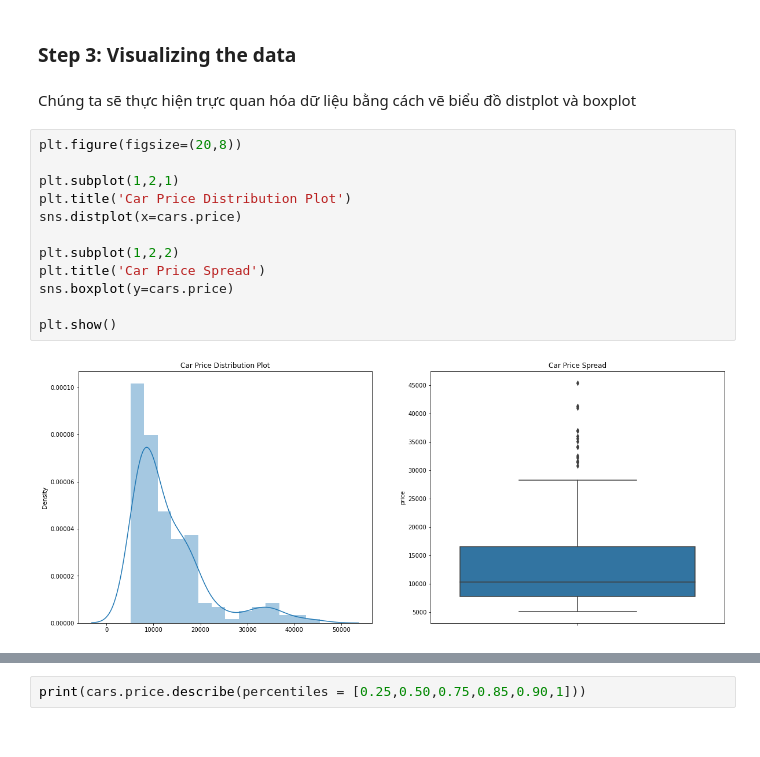
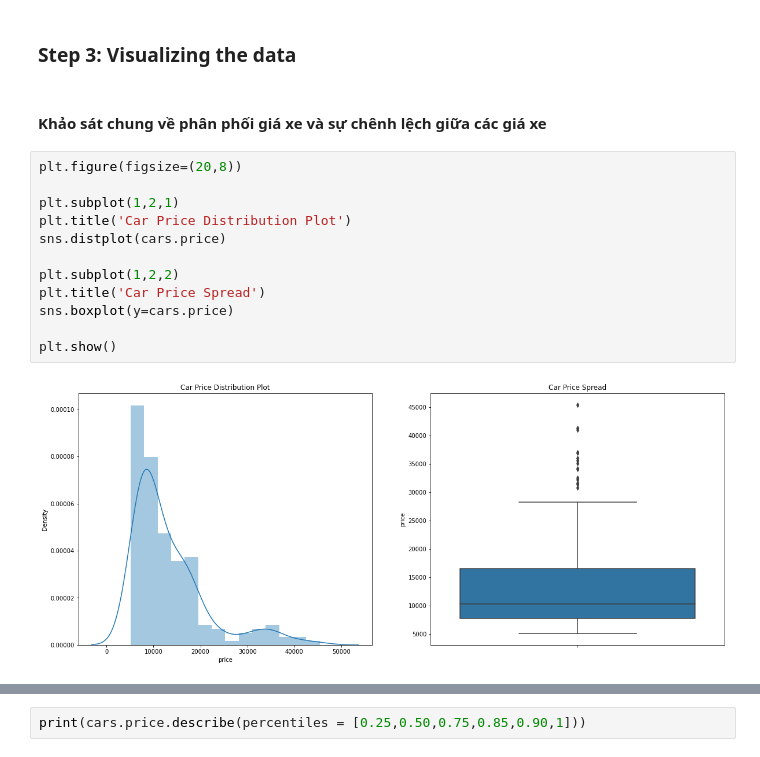
Before and after one commit to NgdHung31/Car-price, a Jupyter notebook: car-price-prediction-linear-regression-rfe.ipynb, the cells around one changed output, grey strips where cells are left out. Cells and saved outputs as stored; diff of their text form.

```diff
--- a/car-price-prediction-linear-regression-rfe.ipynb
+++ b/car-price-prediction-linear-regression-rfe.ipynb
@@ -227,19 +141,19 @@ array(['alfa-romeo', 'audi', 'bmw', 'chevrolet', 'dodge', 'honda',
        'subaru', 'toyota', 'volkswagen', 'volvo'], dtype=object)
 # %% [markdown]
 ### Step 3: Visualizing the data
-# %% [markdown]
-Chúng ta sẽ thực hiện trực quan hóa dữ liệu bằng cách vẽ biểu đồ distplot và boxplot
+# %% [markdown]
+#### Khảo sát chung về phân phối giá xe và sự chênh lệch giữa các giá xe
 # %%
 plt.figure(figsize=(20,8))
 
 plt.subplot(1,2,1)
 plt.title('Car Price Distribution Plot')
-sns.distplot(x=cars.price)
+sns.distplot(cars.price)
 
 plt.subplot(1,2,2)
 plt.title('Car Price Spread')
 sns.boxplot(y=cars.price)
 
 plt.show()
 # %% [output]
-[figure, old version]
+[figure, new version]
```
Also changed, not shown: parts of 132 cells of this notebook.
